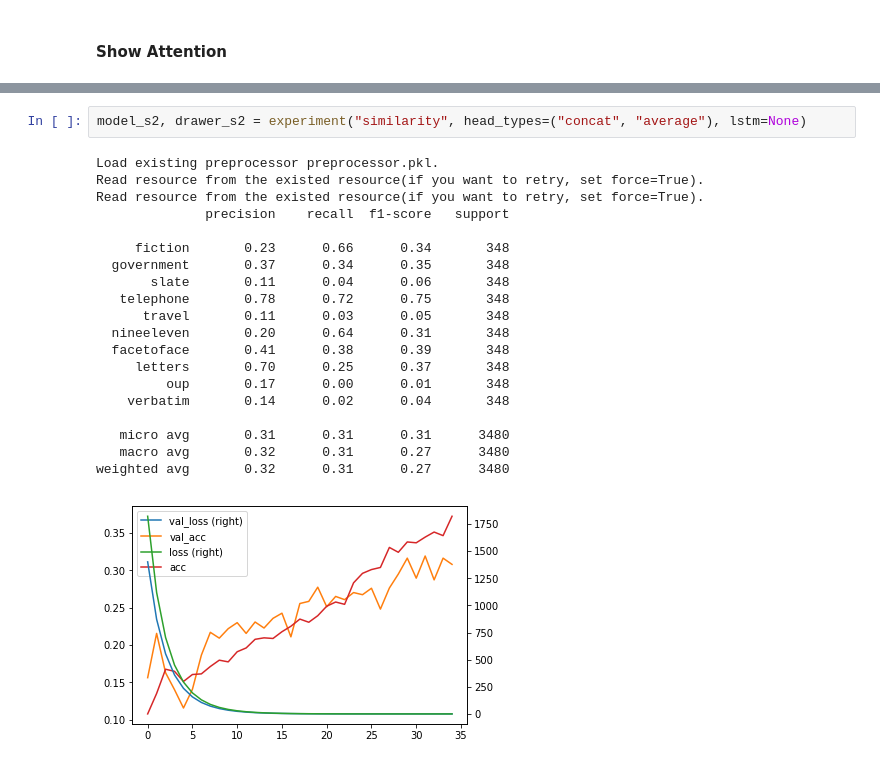
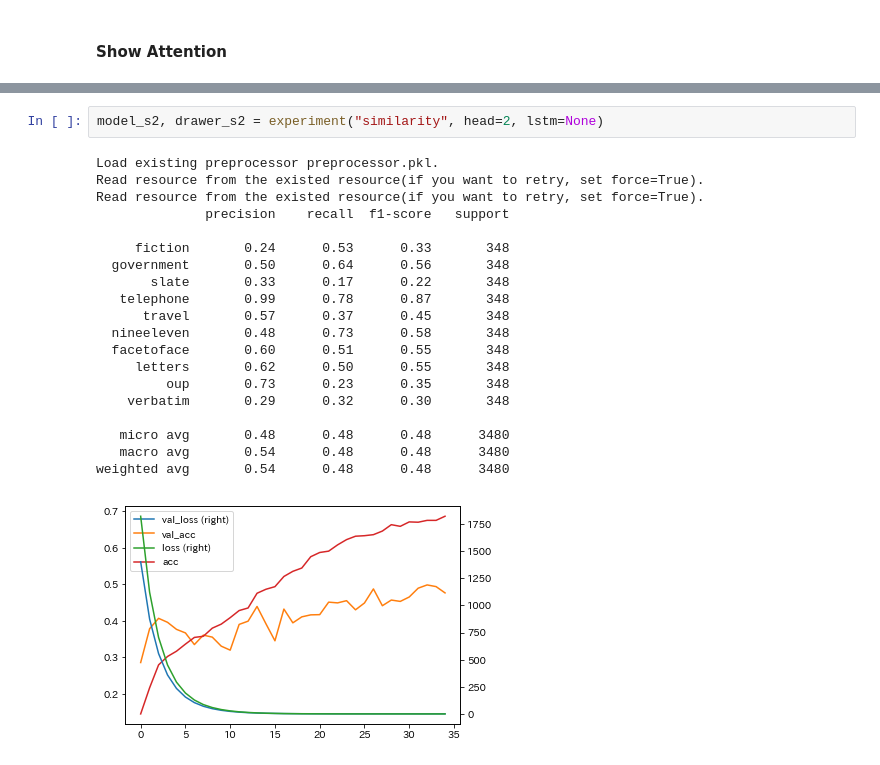
Before and after one commit to icoxfog417/graph-convolution-nlp, a Jupyter notebook: experiments/classification/model_analysis_for_attention.ipynb, the cells around one changed output, grey strips where cells are left out. Saved outputs shown, nothing was run; the diff lists cells and outputs as text.

```diff
--- a/experiments/classification/model_analysis_for_attention.ipynb
+++ b/experiments/classification/model_analysis_for_attention.ipynb
@@ -222,24 +224,24 @@ weighted avg       0.12      0.20      0.14      3480
 # %%
-model_s2, drawer_s2 = experiment("similarity", head_types=("concat", "average"), lstm=None)
+model_s2, drawer_s2 = experiment("similarity", head=2, lstm=None)
 # %% [output]
 Load existing preprocessor preprocessor.pkl.
 Read resource from the existed resource(if you want to retry, set force=True).
 Read resource from the existed resource(if you want to retry, set force=True).
               precision    recall  f1-score   support
 
-     fiction       0.23      0.66      0.34       348
-  government       0.37      0.34      0.35       348
-       slate       0.11      0.04      0.06       348
-   telephone       0.78      0.72      0.75       348
-      travel       0.11      0.03      0.05       348
-  nineeleven       0.20      0.64      0.31       348
-  facetoface       0.41      0.38      0.39       348
-     letters       0.70      0.25      0.37       348
-         oup       0.17      0.00      0.01       348
-    verbatim       0.14      0.02      0.04       348
+     fiction       0.24      0.53      0.33       348
+  government       0.50      0.64      0.56       348
+       slate       0.33      0.17      0.22       348
+   telephone       0.99      0.78      0.87       348
+      travel       0.57      0.37      0.45       348
+  nineeleven       0.48      0.73      0.58       348
+  facetoface       0.60      0.51      0.55       348
+     letters       0.62      0.50      0.55       348
+         oup       0.73      0.23      0.35       348
+    verbatim       0.29      0.32      0.30       348
 
-   micro avg       0.31      0.31      0.31      3480
-   macro avg       0.32      0.31      0.27      3480
-weighted avg       0.32      0.31      0.27      3480
+   micro avg       0.48      0.48      0.48      3480
+   macro avg       0.54      0.48      0.48      3480
+weighted avg       0.54      0.48      0.48      3480
-[figure, old version]
+[figure, new version]
 # %%
```
Also changed, not shown: parts of 14 cells of this notebook, 8 other files.
